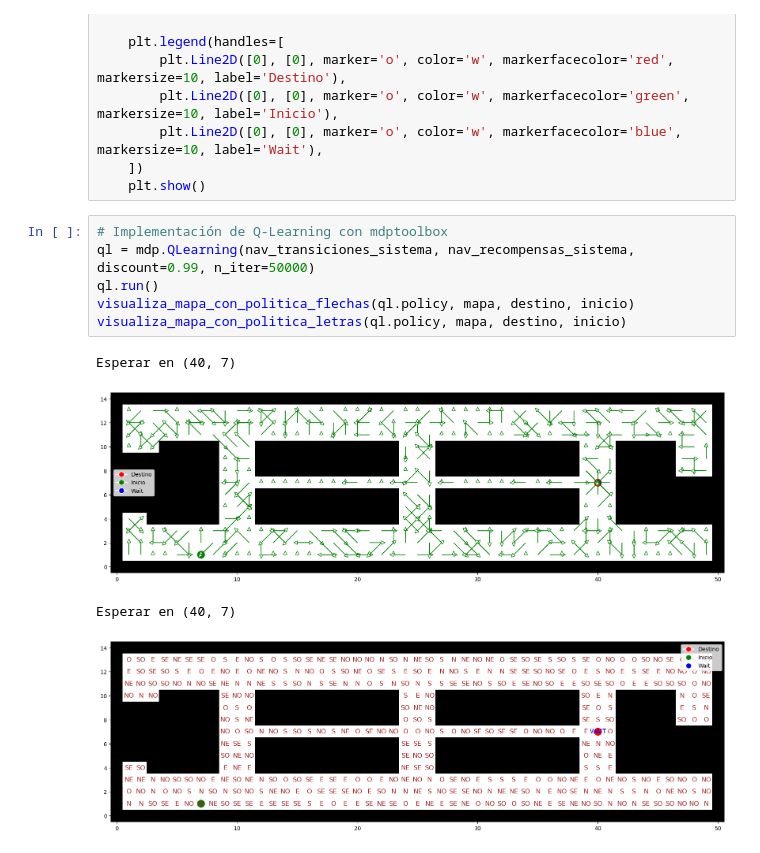
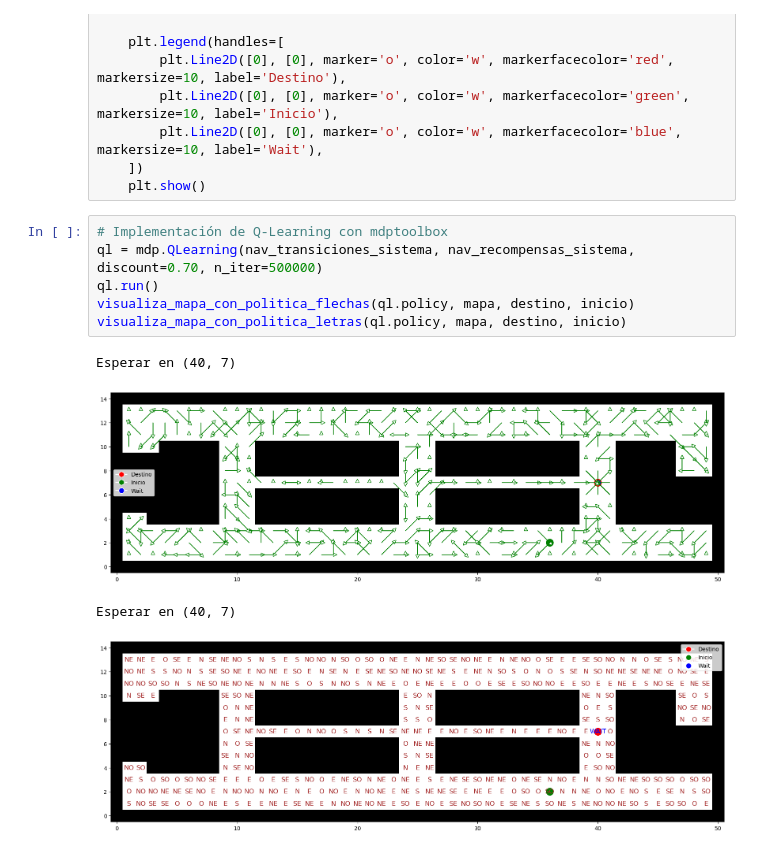
Before and after one commit to jormunrod/IA_RL_Project, a Jupyter notebook: Proyect.ipynb, the cells around one changed output. Saved outputs shown, nothing was run; the diff lists cells and outputs as text.

```diff
--- a/Proyect.ipynb
+++ b/Proyect.ipynb
@@ -267,12 +263,12 @@ def visualiza_mapa_con_politica_letras(politica, mapa, destino, inicio):
     plt.show()
 # %%
 # Implementación de Q-Learning con mdptoolbox
-ql = mdp.QLearning(nav_transiciones_sistema, nav_recompensas_sistema, discount=0.99, n_iter=50000)
+ql = mdp.QLearning(nav_transiciones_sistema, nav_recompensas_sistema, discount=0.70, n_iter=500000)
 ql.run()
 visualiza_mapa_con_politica_flechas(ql.policy, mapa, destino, inicio)
 visualiza_mapa_con_politica_letras(ql.policy, mapa, destino, inicio)
 # %% [output]
 Esperar en (40, 7)
-[figure, old version]
+[figure, new version]
 Esperar en (40, 7)
-[figure, old version]
+[figure, new version]
```
Also changed, not shown: parts of 3 cells of this notebook.
